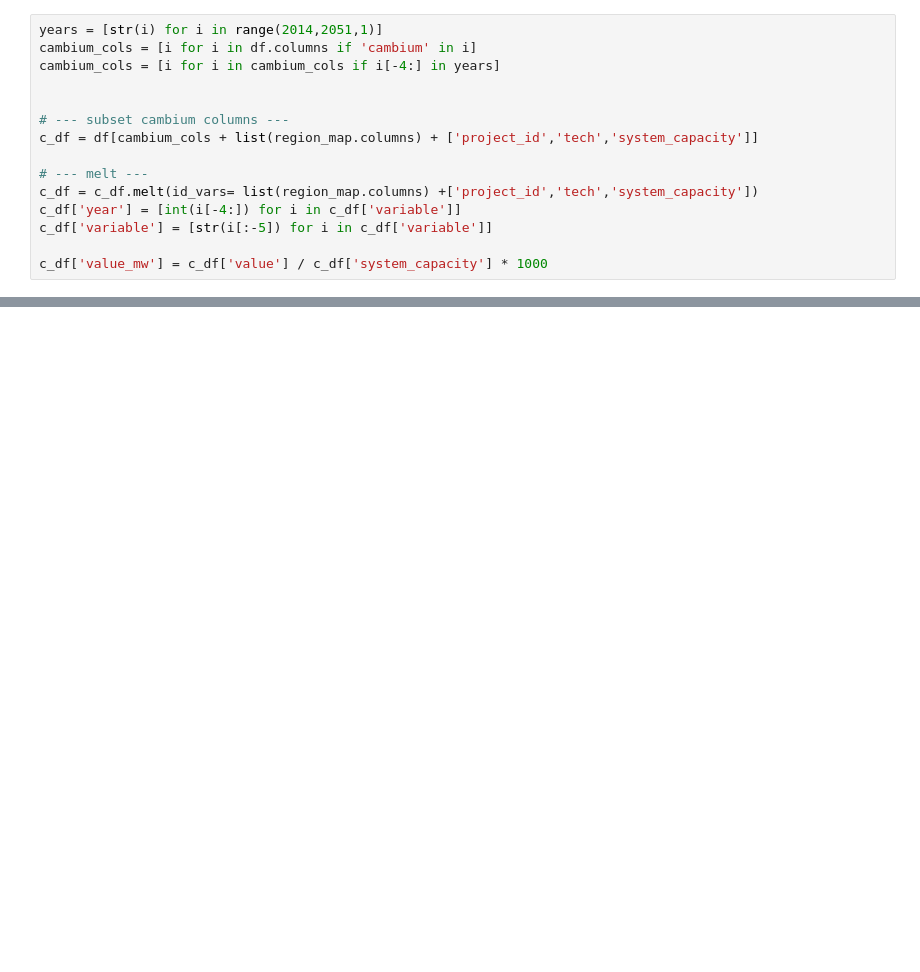
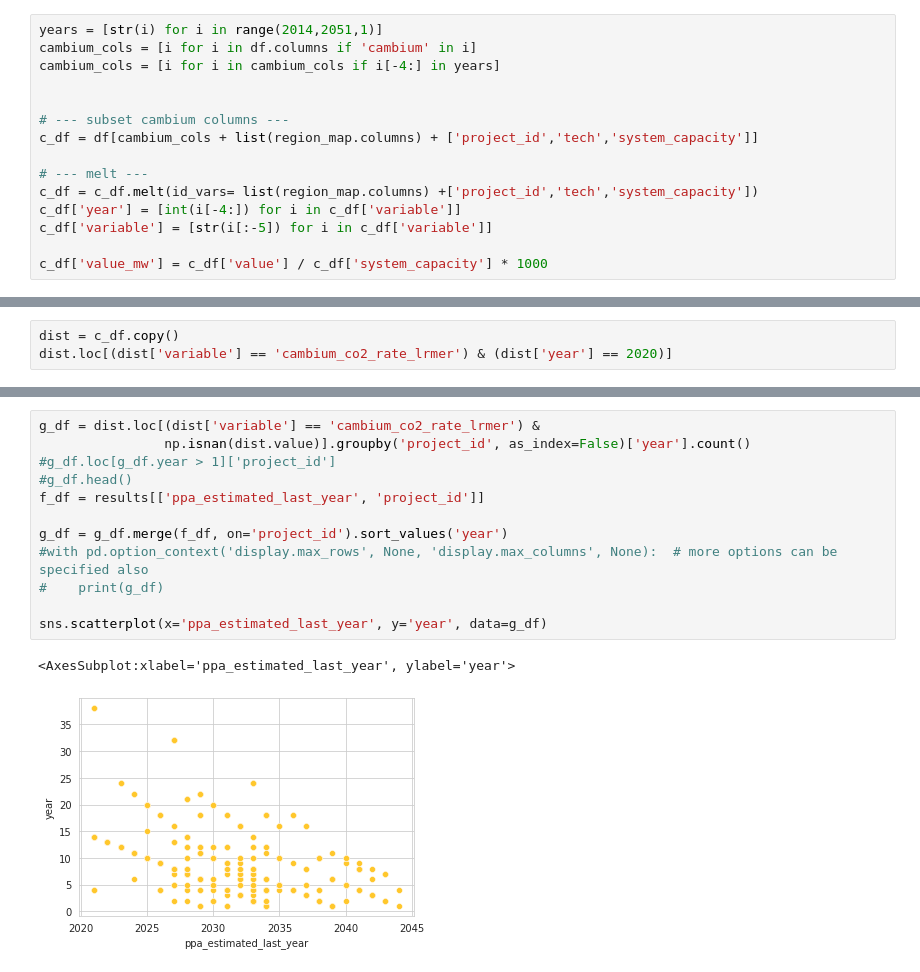
Before and after one commit to NREL/vapor, a Jupyter notebook: notebooks/viz_bnef_results.ipynb, the cells around one changed output, grey strips where cells are left out. Saved outputs shown, nothing was run; the diff lists cells and outputs as text; blank space fills up the shorter version.

```diff
--- a/notebooks/viz_bnef_results.ipynb
+++ b/notebooks/viz_bnef_results.ipynb
@@ -182,0 +258,3 @@ set(dist)
+# %%
+dist = c_df.copy()
+dist.loc[(dist['variable'] == 'cambium_co2_rate_lrmer') & (dist['year'] == 2020)]
@@ -183,2 +275,17 @@ set(dist)
+# %%
+g_df = dist.loc[(dist['variable'] == 'cambium_co2_rate_lrmer') &
+                np.isnan(dist.value)].groupby('project_id', as_index=False)['year'].count()
+#g_df.loc[g_df.year > 1]['project_id']
+#g_df.head()
+f_df = results[['ppa_estimated_last_year', 'project_id']]
+
+g_df = g_df.merge(f_df, on='project_id').sort_values('year')
+#with pd.option_context('display.max_rows', None, 'display.max_columns', None):  # more options can be specified also
+#    print(g_df)
+
+sns.scatterplot(x='ppa_estimated_last_year', y='year', data=g_df)
+# %% [output]
+<AxesSubplot:xlabel='ppa_estimated_last_year', ylabel='year'>
+[figure, added]
 # %%
 bars.pivot_table(index='census_div', columns='tech', values='value').plot.bar(stacked=True)
```
Also changed, not shown: parts of 28 cells of this notebook.
